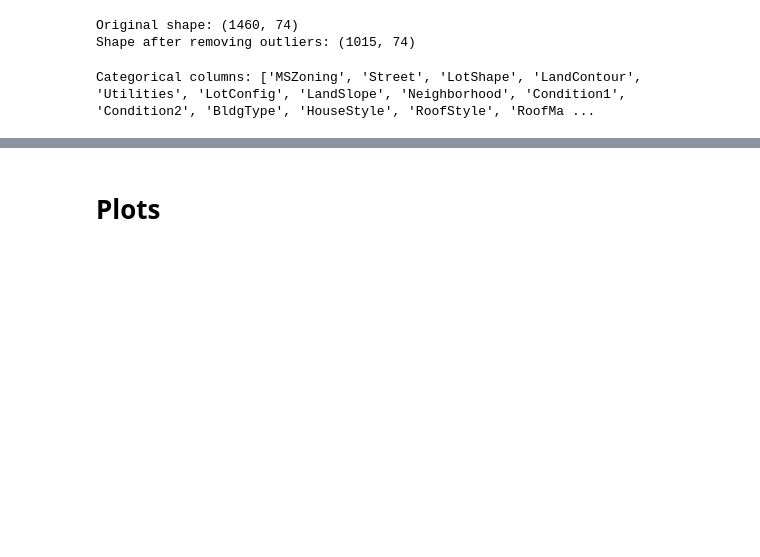
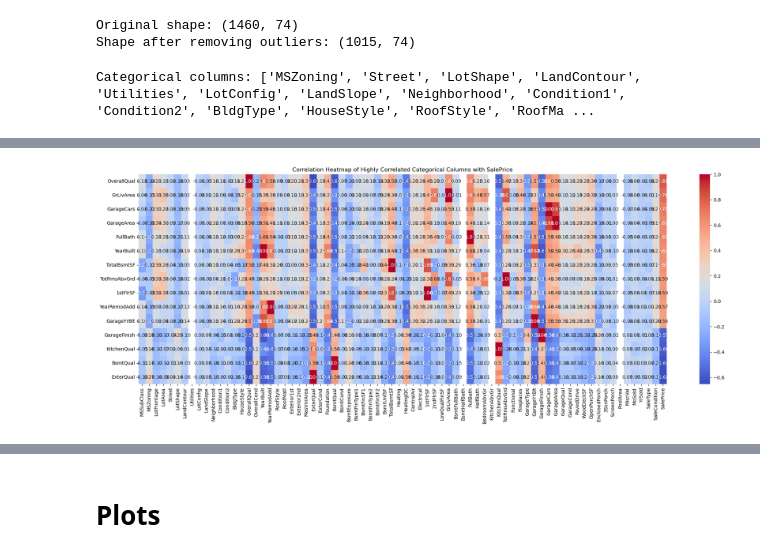
Before and after one commit to AnnaJazayeri/Housing-Price-Prediction, a Jupyter notebook: Milestone 4.ipynb, the cells around one changed output, grey strips where cells are left out. Drawn from its saved outputs; the diff is of its cells as text; code cells hidden in the pictures; blank space fills up the shorter version.

```diff
--- a/Milestone 4.ipynb
+++ b/Milestone 4.ipynb
@@ -217,0 +199,8 @@ high_corr_columns
+# %%
+# Plot heatmap for highly correlated columns
+plt.figure(figsize=(25, 8))
+sns.heatmap(correlation_matrix.loc[high_corr_columns], annot=True, cmap='coolwarm', fmt='.2f')
+plt.title('Correlation Heatmap of Highly Correlated Categorical Columns with SalePrice')
+plt.show()
+# %% [output]
+[figure, added]
```
Also changed, not shown: parts of 14 cells of this notebook.
